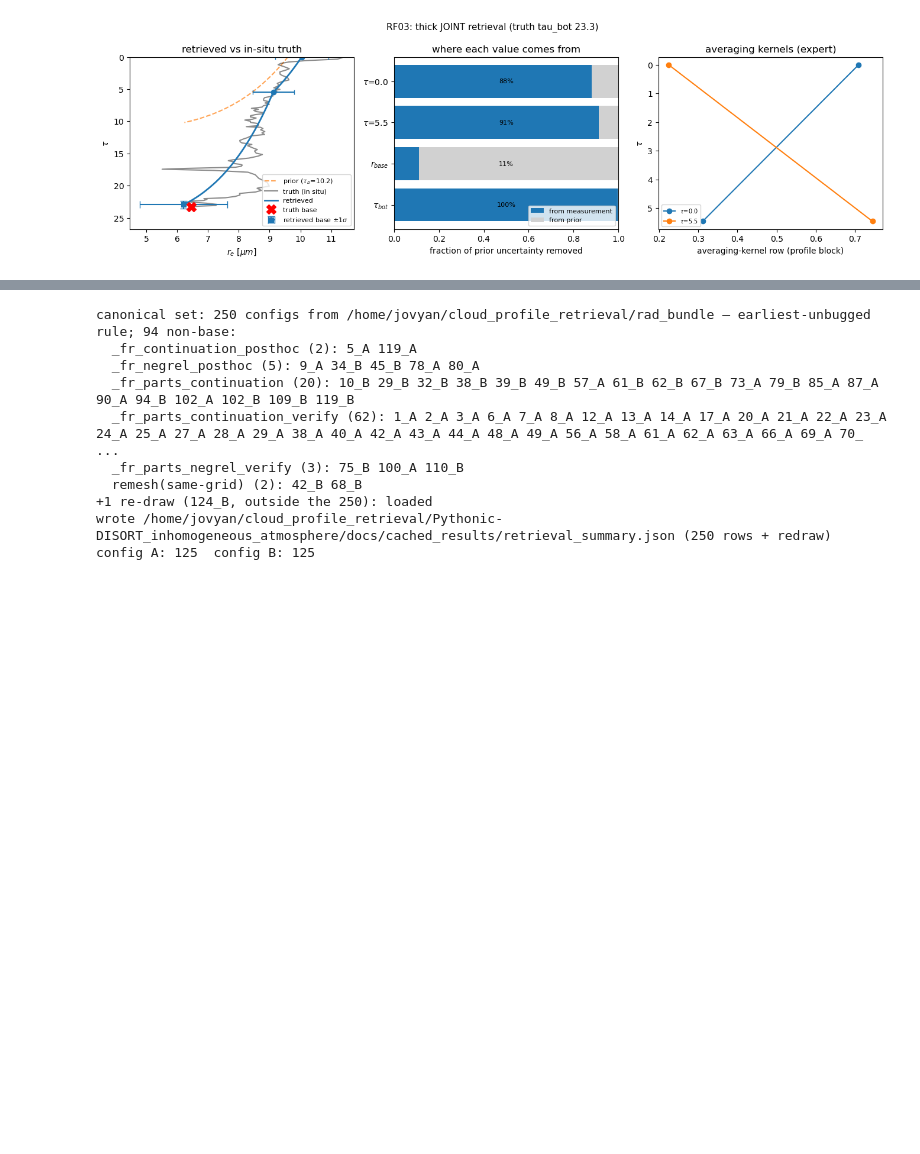
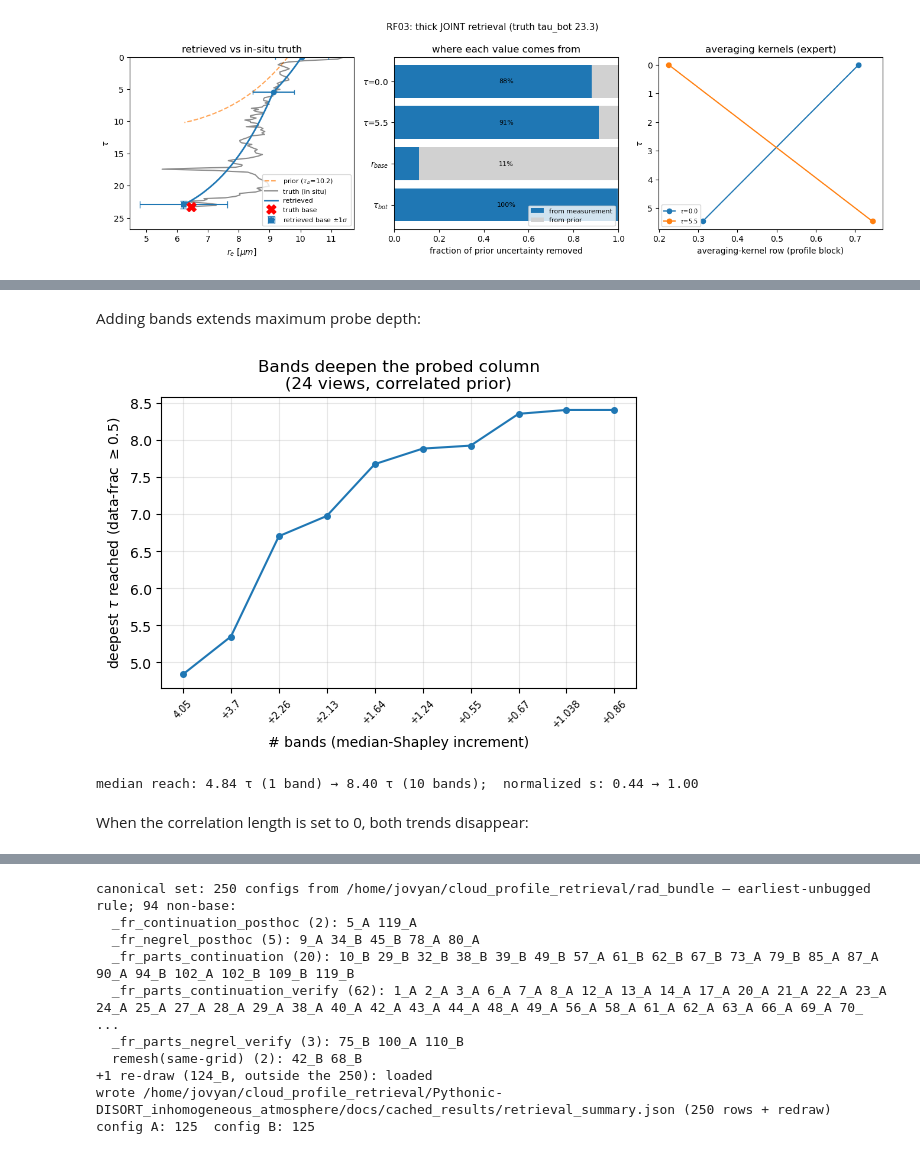
Before and after one commit to dhjx1996/Pythonic-DISORT_inhomogeneous_atmosphere, a Jupyter notebook: docs/riccati_solver_VOCALS_retrieval.ipynb, the cells around one changed output, grey strips where cells are left out. Drawn from its saved outputs; the diff is of its cells as text; code cells hidden in the pictures; blank space fills up the shorter version.

```diff
--- a/docs/riccati_solver_VOCALS_retrieval.ipynb
+++ b/docs/riccati_solver_VOCALS_retrieval.ipynb
@@ -1242,30 +968,0 @@ Fig 0a puts every kernel's mass in the upper half of the cloud — yet the retri
-# %%
-# Fig 5 — the correlation pump. Left 3: per-node data fraction vs depth (dense 51-pt grid,
-# tol=1e-7 probes; cached ic_pump_mechanism_ve046.npz), correlated OU prior vs its diagonal.
-# Right: population tier (retrieval grid, n=123) — deepest-node variance reduction.
-zM = np.load(_cr/'ic_pump_mechanism_ve046.npz', allow_pickle=True)
-sM = np.asarray(zM['s_grid'], float)
-fig, axes = plt.subplots(1, 4, figsize=(13.5, 4.3))
-for ax, idx in zip(axes[:3], IDXS):
-    for tag, lab, c in (('corr', 'correlated (OU) prior', '#5778a4'),
-                        ('diag', 'diagonal prior', '#d1615d')):
-        ax.plot(zM[f'df_{tag}_{idx}'], sM, color=c, lw=1.8, label=lab)
-    ax.set_title(f"idx{idx} (τ_bot={float(zM[f'tau_bot_{idx}']):.1f})", fontsize=10)
-    ax.set_xlabel('data fraction  1 − Ŝ_jj/S_a,jj')
-    ax.set_xlim(0, 1.02); ax.set_ylim(1.0, 0.0); ax.grid(alpha=.25, lw=.5)
-axes[0].set_ylabel('normalized depth  s = τ/τ_bot')
-axes[0].legend(fontsize=8, loc='lower left', frameon=False)
-pc = np.array([r['pump_deep_reduction_corr'] for r in recs])
-pd_ = np.array([r['pump_deep_reduction_diag'] for r in recs])
-ax = axes[3]
-ax.scatter(pd_, pc, s=10, color='#5778a4', alpha=.55)
-ax.plot([0, 1.02], [0, 1.02], color='#999', lw=.8, ls=':')
-ax.set(xlim=(0, 1.02), ylim=(0, 1.02), xlabel='diagonal prior', ylabel='correlated (OU) prior')
-ax.set_title(f'deepest-node var. reduction (n={len(recs)})\n'
-             f'median {np.median(pc):.2f} vs {np.median(pd_):.2f}', fontsize=9)
-ax.grid(alpha=.25, lw=.5)
-print(f'pump population (retrieval grid): deepest-node variance reduction '
-      f'median corr={np.median(pc):.3f} vs diag={np.median(pd_):.3f}')
-fig.suptitle('Fig 5 — the correlation pump: constraint vs depth (left, dense grid) and at scale '
-             '(right, retrieval grid)', fontsize=11)
-fig.tight_layout(); plt.show()
@@ -1288,0 +1093,22 @@ pump population (retrieval grid): deepest-node variance reduction median corr=0.
+# %% [markdown]
+Adding bands extends maximum probe depth:
+# %%
+# Same format, the spectral direction: depth reach vs #bands at the SATURATED angular baseline
+# (all 24 views), bands added in the median-Shapley (absorbing-first) order; correlated prior.
+nb_ax = np.arange(1, NB + 1)
+med_b = np.median(RB['corr'], 0)
+fig, a = plt.subplots(figsize=(5.6, 4.2))
+a.plot(nb_ax, med_b, 'o-', color='tab:blue', ms=4)
+a.set_xticks(nb_ax); a.set_xticklabels(BLAB, fontsize=7, rotation=45)
+a.set(xlabel='# bands (median-Shapley increment)',
+      ylabel=r'deepest $\tau$ reached (data-frac $\geq$0.5)',
+      title='Bands deepen the probed column\n(24 views, correlated prior)')
+a.grid(alpha=.3)
+fig.tight_layout(); plt.show()
+print(f"median reach: {med_b[0]:.2f} τ (1 band) → {med_b[-1]:.2f} τ (10 bands);  "
+      f"normalized s: {np.median(RB['corr'][:,0]/TB):.2f} → {np.median(RB['corr'][:,-1]/TB):.2f}")
+# %% [output]
+[figure, added]
+median reach: 4.84 τ (1 band) → 8.40 τ (10 bands);  normalized s: 0.44 → 1.00
+# %% [markdown]
+When the correlation length is set to 0, both trends disappear:
```
Also changed, not shown: parts of 40 cells of this notebook, 7 other files.
